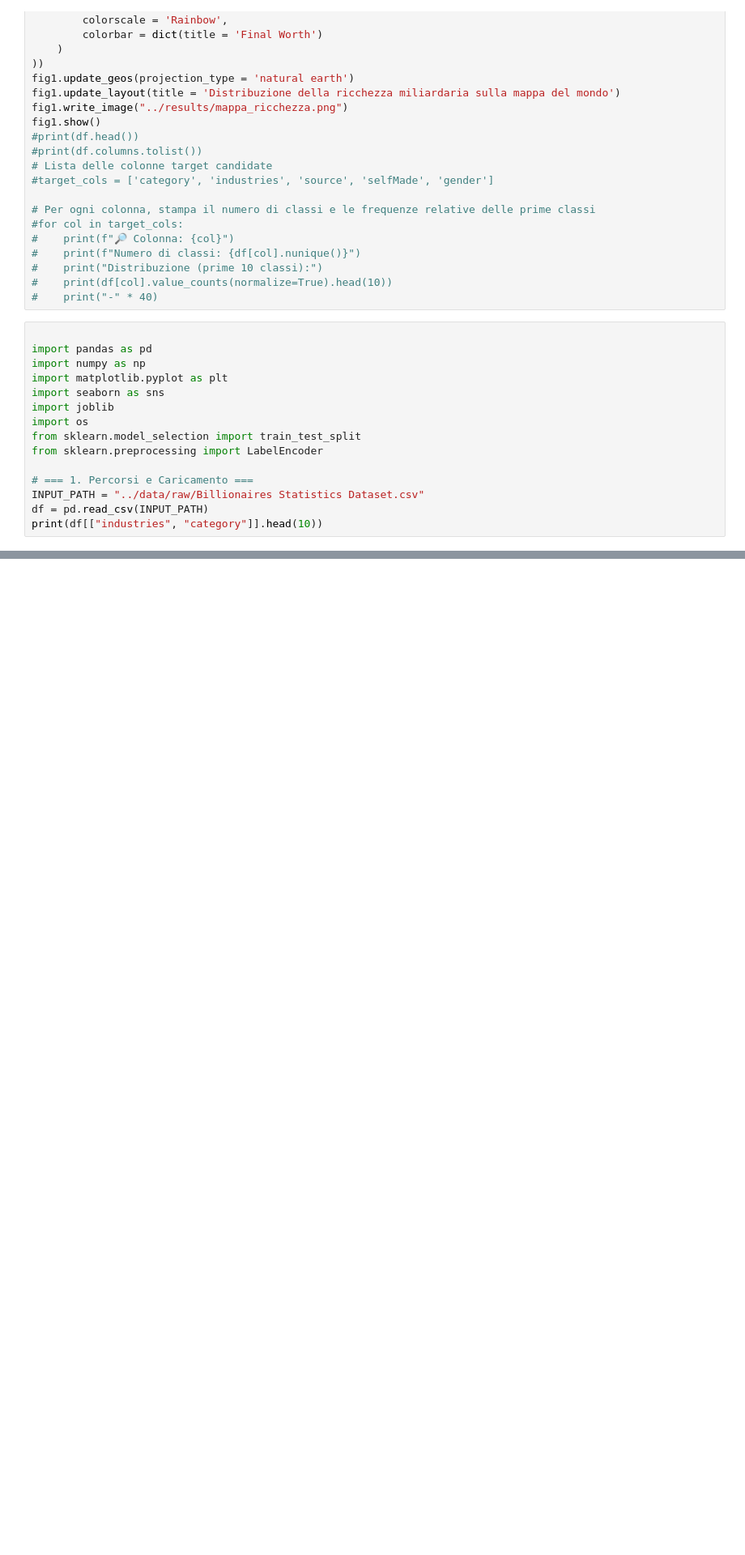
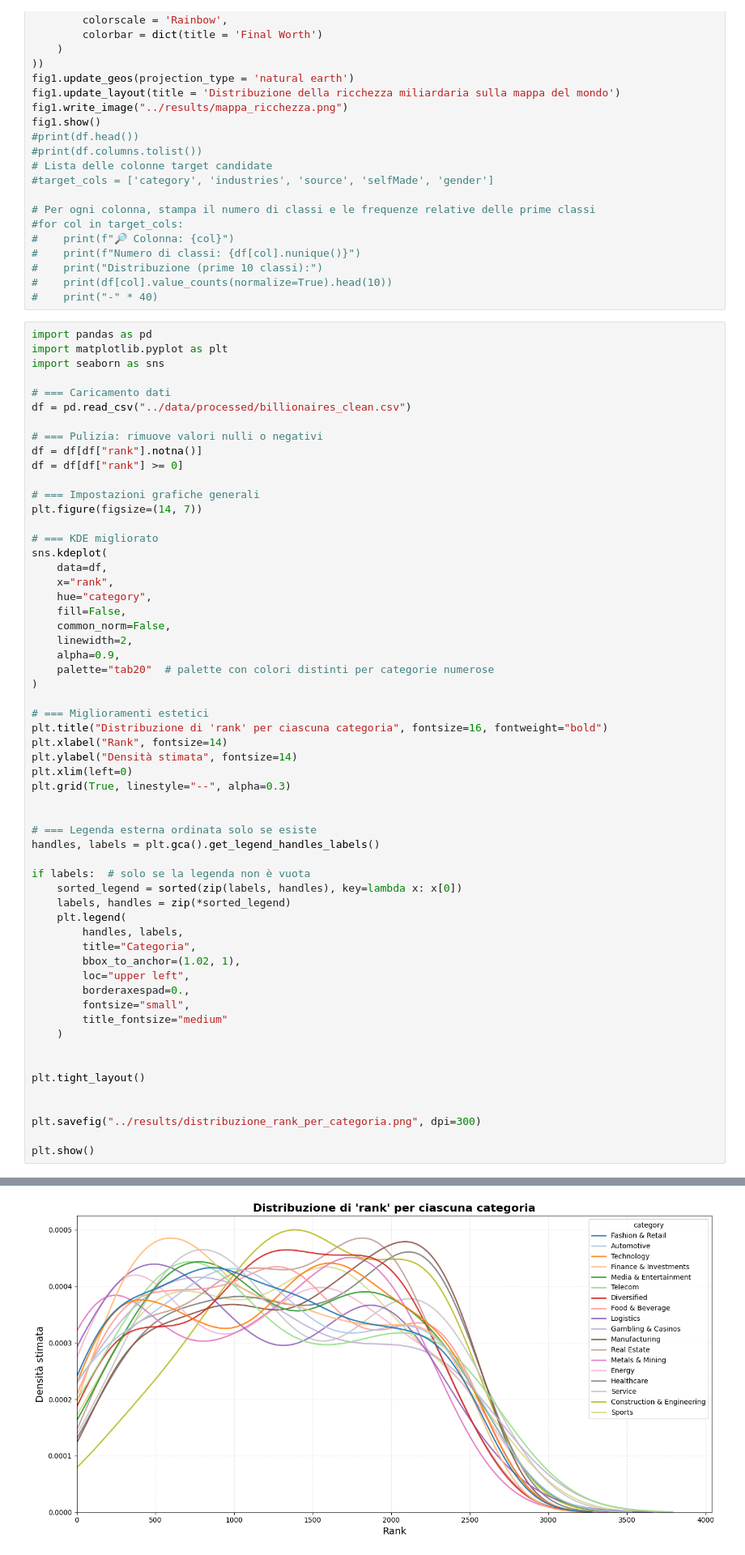
Before and after one commit to angelopaldino/progetto-data-mining, a Jupyter notebook: notebooks/utility.ipynb, the cells around one changed output, grey strips where cells are left out. Shown at 81% size. Cells and saved outputs as stored; diff of their text form; blank space fills up the shorter version.

```diff
--- a/notebooks/utility.ipynb
+++ b/notebooks/utility.ipynb
@@ -35,18 +35,61 @@ fig1.show()
 #    print(df[col].value_counts(normalize=True).head(10))
 #    print("-" * 40)
 # %%
-
 import pandas as pd
-import numpy as np
 import matplotlib.pyplot as plt
 import seaborn as sns
-import joblib
-import os
-from sklearn.model_selection import train_test_split
-from sklearn.preprocessing import LabelEncoder
 
-# === 1. Percorsi e Caricamento ===
-INPUT_PATH = "../data/raw/Billionaires Statistics Dataset.csv"
-df = pd.read_csv(INPUT_PATH)
-print(df[["industries", "category"]].head(10))
+# === Caricamento dati
+df = pd.read_csv("../data/processed/billionaires_clean.csv")
+
+# === Pulizia: rimuove valori nulli o negativi
+df = df[df["rank"].notna()]
+df = df[df["rank"] >= 0]
+
+# === Impostazioni grafiche generali
+plt.figure(figsize=(14, 7))
+
+# === KDE migliorato
+sns.kdeplot(
+    data=df,
+    x="rank",
+    hue="category",
+    fill=False,
+    common_norm=False,
+    linewidth=2,
+    alpha=0.9,
+    palette="tab20"  # palette con colori distinti per categorie numerose
+)
+
+# === Miglioramenti estetici
+plt.title("Distribuzione di 'rank' per ciascuna categoria", fontsize=16, fontweight="bold")
+plt.xlabel("Rank", fontsize=14)
+plt.ylabel("Densità stimata", fontsize=14)
+plt.xlim(left=0)
+plt.grid(True, linestyle="--", alpha=0.3)
+
+
+# === Legenda esterna ordinata solo se esiste
+handles, labels = plt.gca().get_legend_handles_labels()
+
+if labels:  # solo se la legenda non è vuota
+    sorted_legend = sorted(zip(labels, handles), key=lambda x: x[0])
+    labels, handles = zip(*sorted_legend)
+    plt.legend(
+        handles, labels,
+        title="Categoria",
+        bbox_to_anchor=(1.02, 1),
+        loc="upper left",
+        borderaxespad=0.,
+        fontsize="small",
+        title_fontsize="medium"
+    )
+
+
+plt.tight_layout()
+
+
+plt.savefig("../results/distribuzione_rank_per_categoria.png", dpi=300)
+
+plt.show()
 # %% [output]
@@ -63,0 +96 @@ print(df[["industries", "category"]].head(10))
+[figure, added]
```
Also changed, not shown: parts of 2 cells of this notebook, 13 other files.
